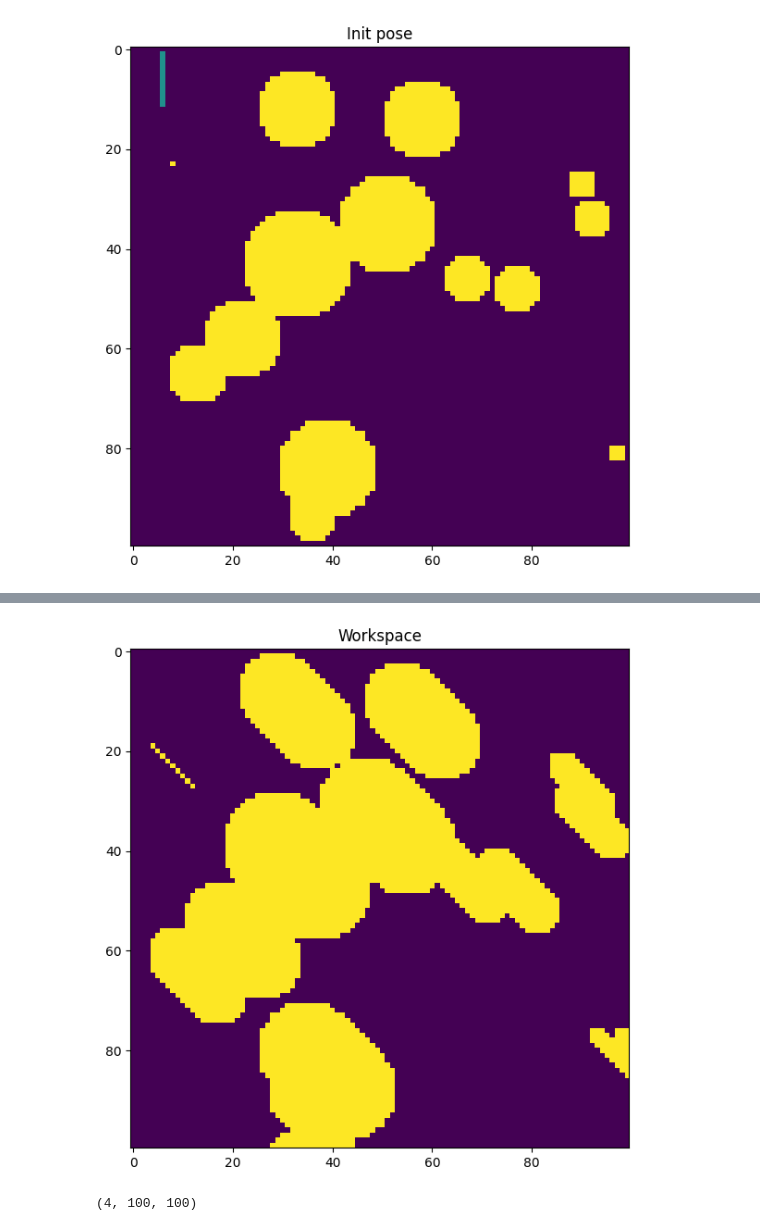
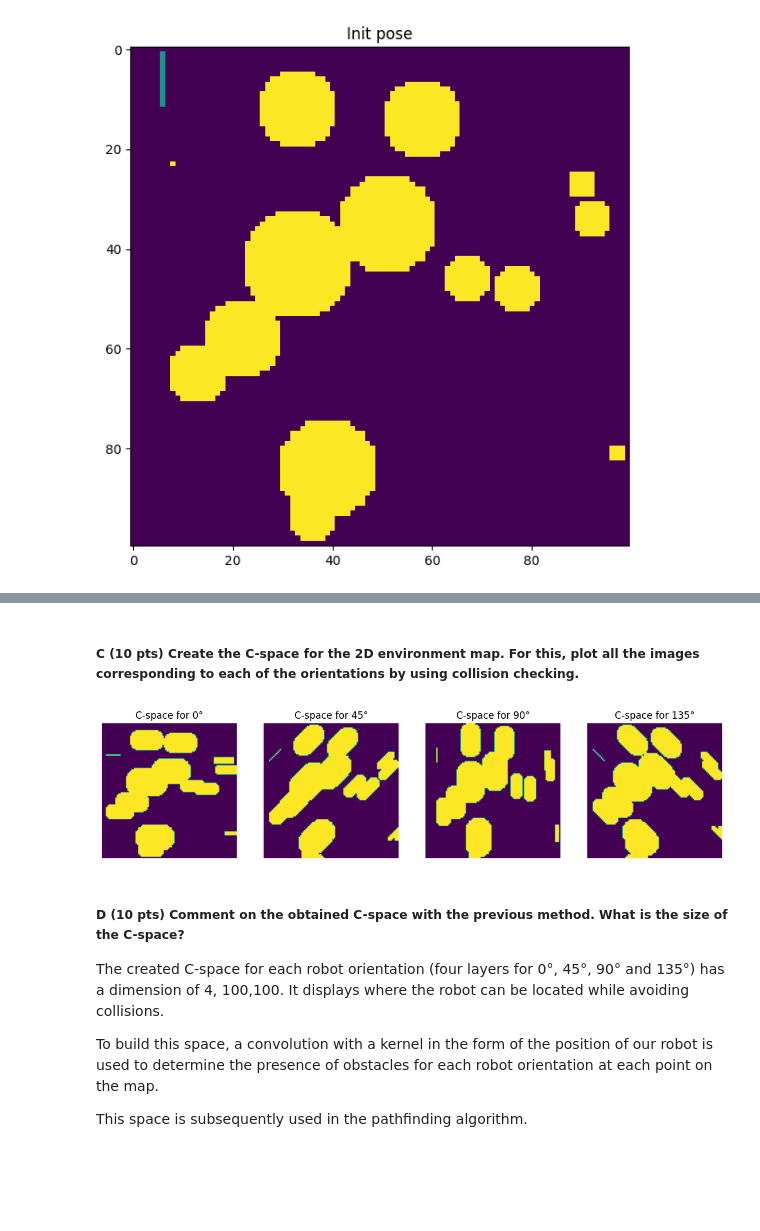
Before and after one commit to HerMak56/planning_2024, a Jupyter notebook: ps1/ps1.ipynb, the cells around one changed output, grey strips where cells are left out. Saved outputs shown, nothing was run; the diff lists cells and outputs as text; code cells hidden in the pictures; blank space fills up the shorter version.

```diff
--- a/ps1/ps1.ipynb
+++ b/ps1/ps1.ipynb
@@ -42,10 +48,21 @@ plt.show()
+# %% [markdown]
+##### **C (10 pts)** Create the C-space for the 2D environment map. For this, plot all the images corresponding to each of the orientations by using collision checking.
 # %%
 c_space = np.array([normalize_image(convolve2d(in1=env,in2=rod[:, :, i],boundary='symm', mode='same')) for i in range(4)])
-plt.figure(figsize=(14, 7))
-plt.title("Workspace")
-plt.imshow(c_space[3])
+orientations = ["0°", "45°", "90°", "135°"]
+fig, axs = plt.subplots(1, 4, figsize=(14, 7))
+for i in range(c_space.shape[0]):
+    axs[i].imshow(c_space[i])
+    axs[i].set_title(f"C-space for {orientations[i]}")
+    axs[i].axis('off')
 plt.show()
-c_space.shape
 # %% [output]
-[figure, old version]
+[figure, new version]
-(4, 100, 100)
+# %% [markdown]
+##### **D (10 pts)** Comment on the obtained C-space with the previous method. What is the size of the C-space?
+
+The created C-space for each robot orientation (four layers for 0°, 45°, 90° and 135°) has a dimension of 4, 100,100. It displays where the robot can be located while avoiding collisions.
+
+To build this space, a convolution with a kernel in the form of the position of our robot is used to determine the presence of obstacles for each robot orientation at each point on the map.
+
+This space is subsequently used in the pathfinding algorithm.
```
Also changed, not shown: parts of 9 cells of this notebook, 1 other file.
